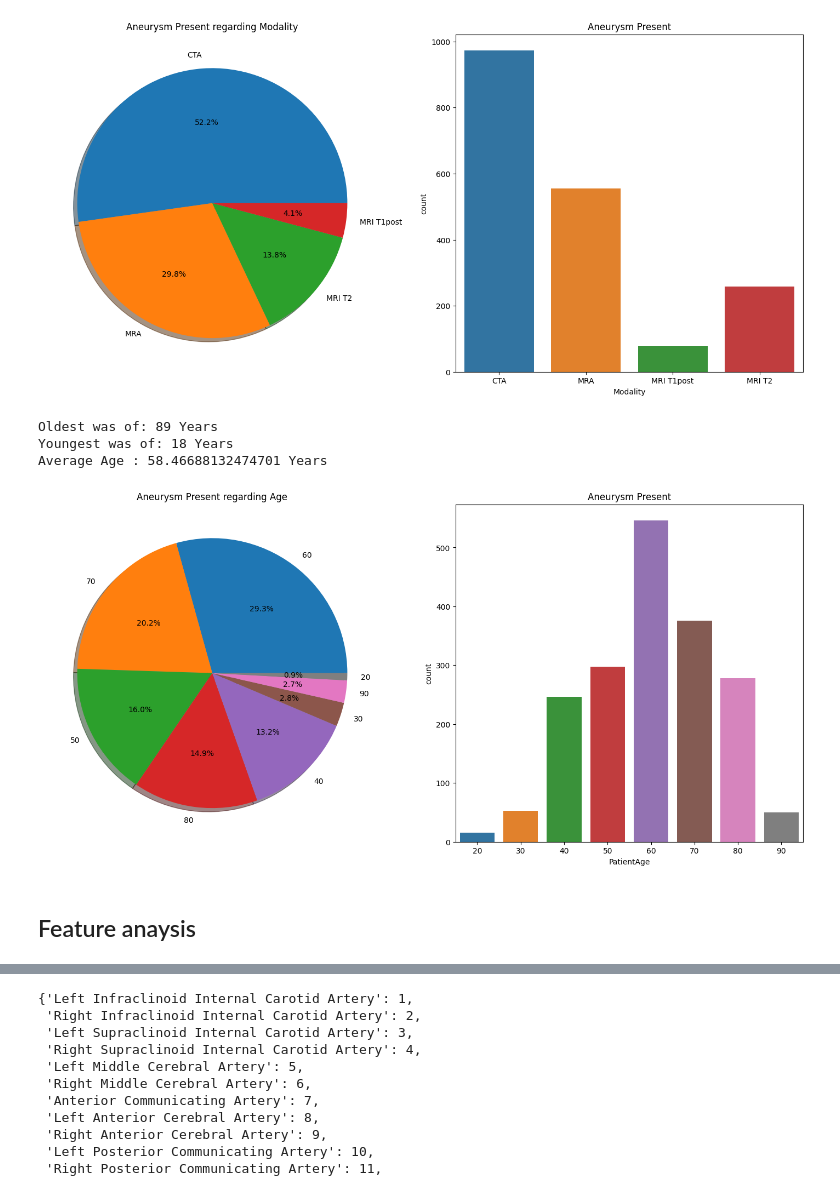
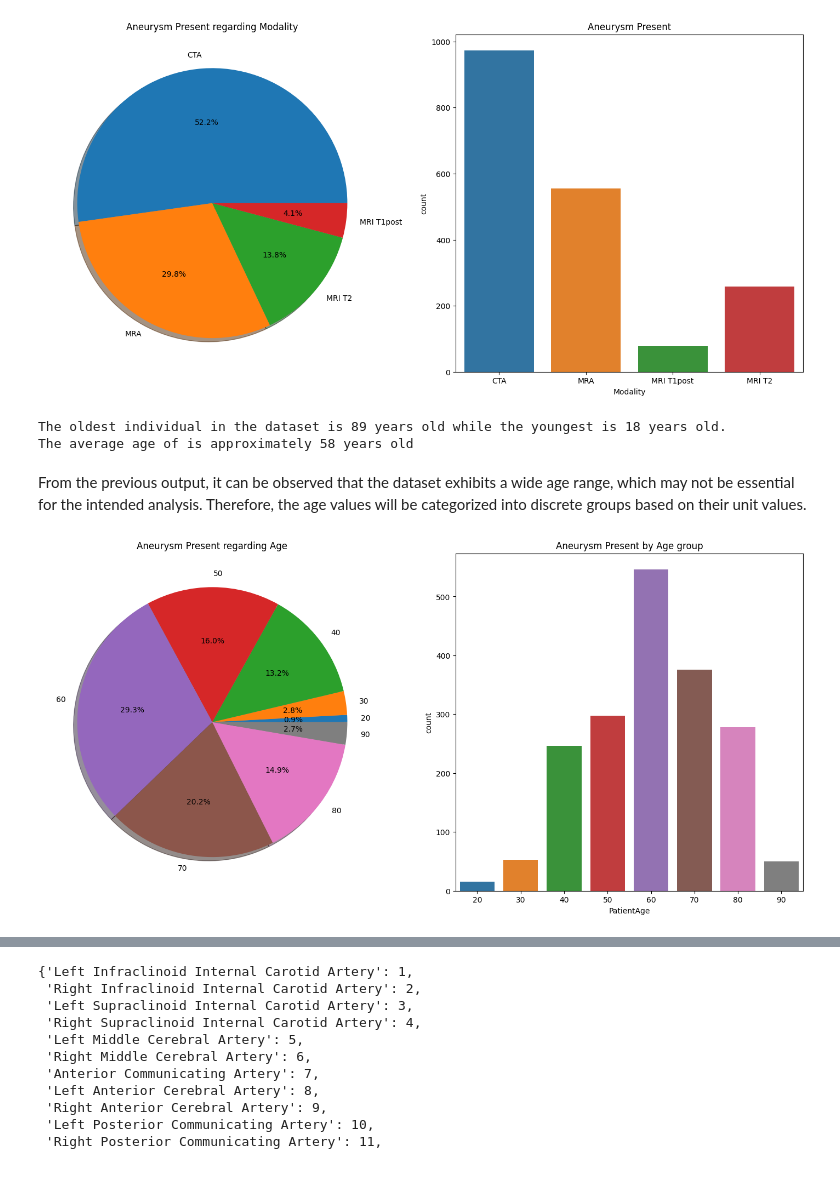
Before and after one commit to maegonz/RSNA-Intracranial-Aneurysm-Detection, a Jupyter notebook: main.ipynb, the cells around one changed output, grey strips where cells are left out. Cells and saved outputs as stored; diff of their text form; code cells hidden in the pictures.

```diff
--- a/main.ipynb
+++ b/main.ipynb
@@ -83,26 +66,48 @@ ax[1].set_title('Aneurysm Present')
 plt.show()
 # %% [output]
 [figure]
-# %%
-print('Oldest was of:',train['PatientAge'].max(),'Years')
-print('Youngest was of:',train['PatientAge'].min(),'Years')
-print('Average Age :',train['PatientAge'].mean(),'Years')
-# %% [output]
-Oldest was of: 89 Years
-Youngest was of: 18 Years
-Average Age : 58.46688132474701 Years
+# %%
+print('The oldest individual in the dataset is',train['PatientAge'].max(),'years old while the youngest is',train['PatientAge'].min(),'years old.')
+print('The average age of is approximately',int(train['PatientAge'].mean()),'years old')
+# %% [output]
+The oldest individual in the dataset is 89 years old while the youngest is 18 years old.
+The average age of is approximately 58 years old
+# %% [markdown]
+From the previous output, it can be observed that the dataset exhibits a wide age range, which may not be essential for the intended analysis. Therefore, the age values will be categorized into discrete groups based on their unit values.
 # %%
+# Categorize age value into discret groups
 train['PatientAge'] = train['PatientAge'].apply(lambda x: round(x / 10) * 10)
-# train['PatientAge'].unique()
 
-f,ax=plt.subplots(1,2,figsize=(18,8))
-train.loc[train['Aneurysm Present'] == 1, 'PatientAge'].value_counts().plot.pie(autopct='%1.1f%%',ax=ax[0],shadow=True)
+# Select only the patients with aneurysm
+aneurysm_present = train.loc[train['Aneurysm Present'] == 1, 'PatientAge']
+
+# Ccolors for each category and sort categories
+categories = sorted(aneurysm_present.unique())
+palette = sns.color_palette("tab10", len(categories))
+color_map = dict(zip(categories, palette))
+
+f, ax = plt.subplots(1, 2, figsize=(18, 8))
+
+# --- Pie chart ---
+aneurysm_present.value_counts().sort_index().plot.pie(
+    autopct='%1.1f%%',
+    ax=ax[0],
+    shadow=True,
+    colors=[color_map[i] for i in sorted(aneurysm_present.unique())]
+)
 ax[0].set_title('Aneurysm Present regarding Age')
 ax[0].set_ylabel('')
-sns.countplot(x=train.loc[train['Aneurysm Present'] == 1, 'PatientAge'])
-ax[1].set_title('Aneurysm Present')
+
+# --- Countplot ---
+sns.countplot(
+    x='PatientAge',
+    data=train[train['Aneurysm Present'] == 1],
+    order=categories,
+    palette=color_map,
+    ax=ax[1]
+)
+ax[1].set_title('Aneurysm Present by Age group')
+
 plt.show()
 # %% [output]
-[figure, old version]
+[figure, new version]
-# %% [markdown]
-## Feature anaysis
```
Also changed, not shown: parts of 35 cells of this notebook.
